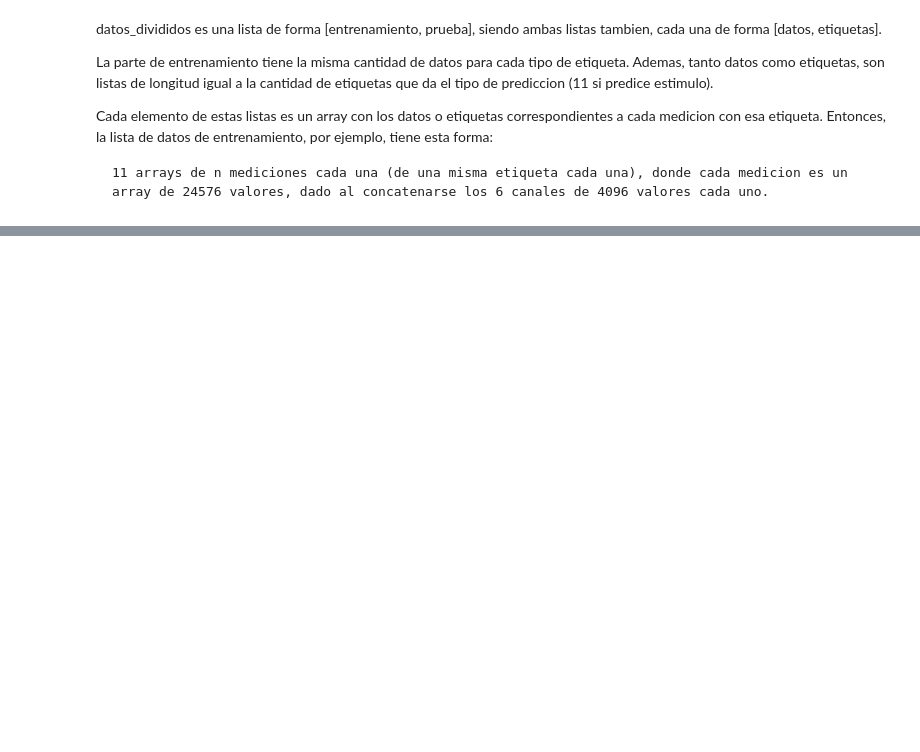
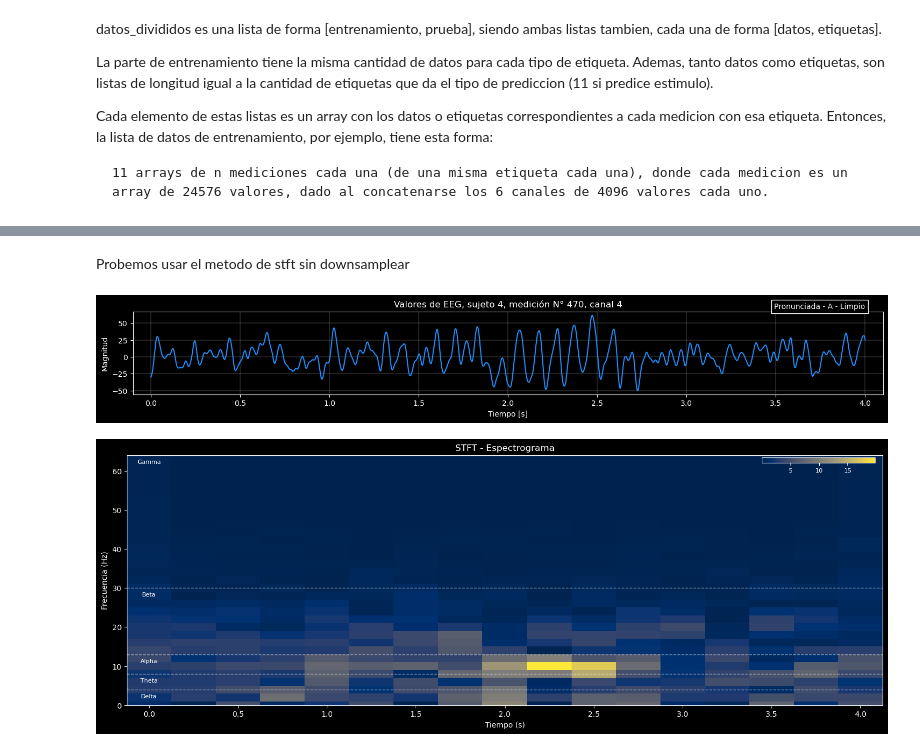
Before and after one commit to enzocatorano/ExtracurricularSinc, a Jupyter notebook: tiempo_frecuencia.ipynb, the cells around one changed output, grey strips where cells are left out. Drawn from its saved outputs; the diff is of its cells as text; code cells hidden in the pictures; blank space fills up the shorter version.

```diff
--- a/tiempo_frecuencia.ipynb
+++ b/tiempo_frecuencia.ipynb
@@ -253,0 +591,65 @@ Para el caso de intento de deteccion de modalidad y artefactos, no voy a filtrar
+# %% [markdown]
+Probemos usar el metodo de stft sin downsamplear
+# %%
+sujeto = random.randint(1, 15)
+# sujeto = 14
+datos = mifu.extraer(sujeto)
+datos_ordenados = mifu.ordenar(datos)
+fs = 1024
+dato = random.randint(0, datos_ordenados[0].shape[0] - 1)
+# dato = 634
+canal = random.randint(0, 5)
+# canal = 3
+
+fs = 1024
+
+plt.figure(figsize=(18, 2))
+plt.style.use('dark_background')
+plt.plot(np.linspace(0, 4, 4*fs), datos_ordenados[0][dato][canal*4*fs:(canal + 1)*4*fs], color = 'dodgerblue')
+plt.title("Valores de EEG, sujeto " + str(sujeto) + ', medición N° ' + str(dato + 1) + ', canal ' + str(canal))
+plt.xlabel("Tiempo [s]")
+plt.ylabel("Magnitud")
+plt.text(4.0, 1.3*np.max(datos_ordenados[0][dato][canal*4*fs:(canal + 1)*4*fs]),
+         ref_etiq, fontsize=10, ha='right', va='top', bbox = dict(facecolor='black', alpha = 1.0))
+plt.grid(linewidth = 0.2)
+plt.xlim(-0.1, 4.1)
+plt.show()
+
+ventana_temporal = 512
+f, t_stft, Zxx = mifu.calcular_stft(datos_ordenados[0][dato][canal*4*fs:(canal + 1)*4*fs], fs = fs, nperseg = ventana_temporal, noverlap = ventana_temporal/2)
+
+f_max = 64
+cmap = 'cividis'
+if f_max:
+    idx_max = np.where(f <= f_max)[0][-1]  # Encuentra el índice del f_max
+    f = f[:idx_max + 1]  # Filtra las frecuencias
+    Zxx = Zxx[:idx_max + 1, :]  # Filtra la matriz espectral
+plt.style.use('dark_background')
+fig, ax = plt.subplots(figsize=(18, 6))
+pcm = ax.pcolormesh(t_stft, f, np.abs(Zxx), shading = 'nearest', cmap = cmap)
+
+# Crear un eje dentro del gráfico para la barra de color (posición relativa)
+cax = ax.inset_axes([0.84, 0.97, 0.15, 0.02])
+cbar = plt.colorbar(pcm, cax = cax, orientation = 'horizontal')
+cbar.ax.tick_params(labelsize = 8)
+# Límites de ondas cerebrales
+bandas = {
+    "Delta": 4,
+    "Theta": 8,
+    "Alpha": 13,
+    "Beta": 30,
+    "Gamma": 64
+}
+for label, freq in bandas.items():
+    ax.axhline(y = freq, color = 'white', linestyle = 'dashed', alpha = 0.5, linewidth = 1)  # Línea horizontal
+    ax.text(t_stft[0], freq - 1, label, color = 'white', fontsize = 8, verticalalignment = 'top', horizontalalignment = 'center')
+
+ax.set_ylabel('Frecuencia (Hz)')
+ax.set_xlabel('Tiempo (s)')
+ax.set_title(f'STFT - Espectrograma')
+ax.set_ylim(0, f_max)
+
+plt.show()
+# %% [output]
+[figure, added]
+[figure, added]
```
Also changed, not shown: parts of 24 cells of this notebook, 6 other files.
